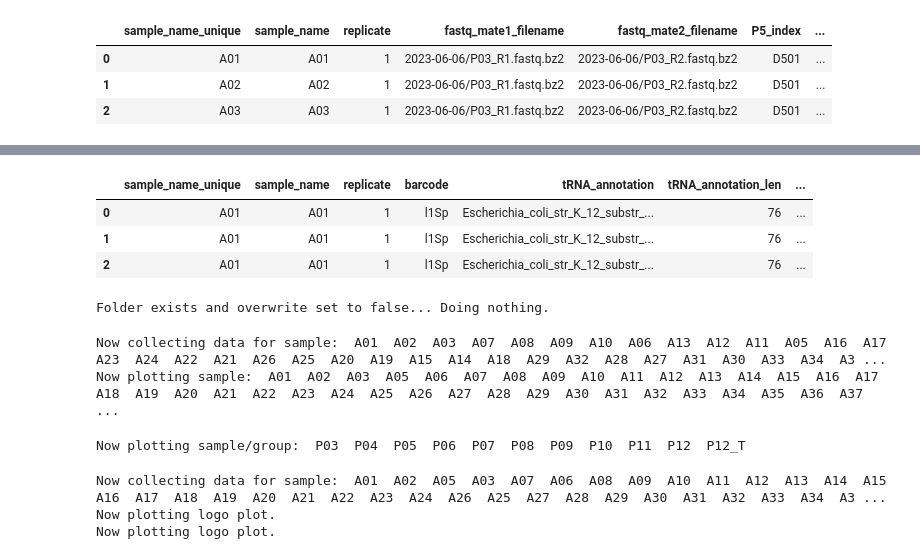
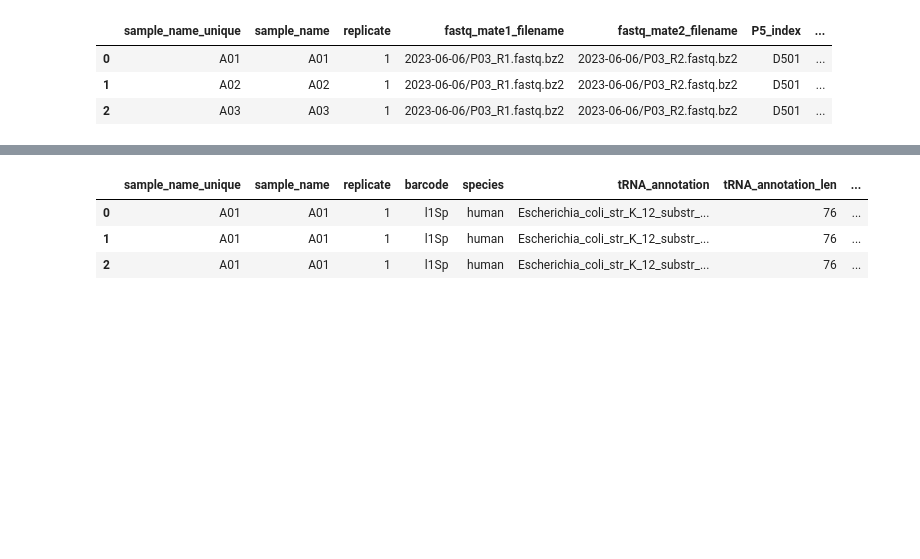
Before and after one commit to krdav/tRNA-charge-seq, a Jupyter notebook: projects/Alicia-samples/process_data_full.ipynb, the cells around one changed output, grey strips where cells are left out. Drawn from its saved outputs; the diff is of its cells as text; code cells hidden in the pictures; blank space fills up the shorter version.

```diff
--- a/projects/Alicia-samples/process_data_full.ipynb
+++ b/projects/Alicia-samples/process_data_full.ipynb
@@ -142,9 +142,9 @@ Loaded results from previous run... Not running UMI trimming.
 # %%
 ### Align reads to database of reference tRNAs ###
 align_obj = SWIPE_align(dir_dict, tRNA_database_masked, sample_df, SWIPE_score_mat2, \
-                        gap_penalty=6, extension_penalty=3, min_score_align=15, \
-                        common_seqs=common_seqs, overwrite_dir=True)
-sample_df = align_obj.run_parallel(n_jobs=4, overwrite=True, load_previous=False)
+                        gap_penalty=6, extension_penalty=2, min_score_align=15, \
+                        common_seqs=common_seqs, overwrite_dir=False)
+sample_df = align_obj.run_parallel(n_jobs=4, overwrite=False, load_previous=True)
 sample_df.head(3)
 # %% [output]
 Using common sequences to prevent duplicated alignment.
@@ -157,8 +157,8 @@ Collecting alignment statistics, from sample:  A01  A05  A02  A03  A08  A09  A07
 # %%
 ### Collect alignment statistics ###
 stats_obj = STATS_collection(dir_dict, tRNA_data, sample_df, common_seqs=common_seqs, \
-                             overwrite_dir=True)
-stats_df = stats_obj.run_parallel(n_jobs=6, load_previous=False)
+                             overwrite_dir=False)
+stats_df = stats_obj.run_parallel(n_jobs=6, load_previous=True)
 # The dataframe returned is the "ALL_stats_aggregate_filtered.csv"
 # which is the aggregated data filtered to contain only the
 # most relevant columnns and requiring the 3' must be covered
@@ -174,50 +174,4 @@ Collecting stats from:  A01  A02  A03  A05  A06  A07  A10  A11  A13  A12  A09  A
-|  | sample_name_unique | sample_name | replicate | barcode | tRNA_annotation | tRNA_annotation_len | ... |
-| 0 | A01 | A01 | 1 | l1Sp | Escherichia_coli_str_K_12_substr_... | 76 | ... |
-| 1 | A01 | A01 | 1 | l1Sp | Escherichia_coli_str_K_12_substr_... | 76 | ... |
-| 2 | A01 | A01 | 1 | l1Sp | Escherichia_coli_str_K_12_substr_... | 76 | ... |
+|  | sample_name_unique | sample_name | replicate | barcode | species | tRNA_annotation | tRNA_annotation_len | ... |
+| 0 | A01 | A01 | 1 | l1Sp | human | Escherichia_coli_str_K_12_substr_... | 76 | ... |
+| 1 | A01 | A01 | 1 | l1Sp | human | Escherichia_coli_str_K_12_substr_... | 76 | ... |
+| 2 | A01 | A01 | 1 | l1Sp | human | Escherichia_coli_str_K_12_substr_... | 76 | ... |
-# %%
-### Generate standard tRNAseq data plots ###
-plot_obj = TRNA_plot(dir_dict, sample_df, overwrite_dir=False, pull_default=False)
-
-# Plot UMI nucleotide content logo per sample:
-#plot_obj.plot_UMI_logo()
-
-# Plot the 5p non-template nucleotide logo per sample,
-# using only those at, or below, the legth determined as a percentile:
-#plot_obj.plot_non_temp('5p', '_5p-non-template_logo', seq_len_percentile=99)
-
-# 3p non-template nucleotides are more rare, therefore 99.9 percentile:
-#plot_obj.plot_non_temp('3p', '_3p-non-template_logo', seq_len_percentile=99.9)
-
-# 3p non-template nucleotides, but require 3p coverage.
-# This is more likely to reflect either:
-# 1) Erronous CCA addition, or 2) additional bases in the adapter.
-#plot_obj.plot_non_temp('3p', '_3p-non-template_3p-cover_logo', seq_len_percentile=99.9, _3p_cover=True)
-
-# Plot the 5p to 3p coverage for each amino acid:
-#plot_obj.plot_coverage(compartment='cyto', plot_type='needle', aa_norm=False, plot_name='cov_plot_cyto_needle')
-#plot_obj.plot_coverage(compartment='mito', plot_type='needle', aa_norm=False, plot_name='cov_plot_mito_needle')
-#plot_obj.plot_coverage(compartment='cyto', plot_type='behrens', aa_norm=False, plot_name='cov_plot_cyto_behrens')
-#plot_obj.plot_coverage(compartment='mito', plot_type='behrens', aa_norm=False, plot_name='cov_plot_mito_behrens')
-#plot_obj.plot_coverage(compartment='cyto', plot_type='needle', aa_norm=False, #plot_name='cov_plot_cyto_needle_100p', sample_list=['100p1', '100p2', '100p3', '100p4'])
-#plot_obj.plot_coverage(compartment='cyto', plot_type='behrens', y_norm=True, plot_name='cov_plot_cyto_behrens_norm')
-# %% [output]
-Folder exists and overwrite set to false... Doing nothing.
-# %%
-plot_obj.plot_coverage(compartment='cyto', plot_type='behrens', y_norm=True, \
-                       plot_name='cov_plot_cyto_behrens_norm', n_jobs=12)
-# %% [output]
-Now collecting data for sample:  A01  A02  A03  A07  A08  A09  A10  A06  A13  A12  A11  A05  A16  A17  A23  A24  A22  A21  A26  A25  A20  A19  A15  A14  A18  A29  A32  A28  A27  A31  A30  A33  A34  A3 ...
-Now plotting sample:  A01  A02  A03  A05  A06  A07  A08  A09  A10  A11  A12  A13  A14  A15  A16  A17  A18  A19  A20  A21  A22  A23  A24  A25  A26  A27  A28  A29  A30  A31  A32  A33  A34  A35  A36  A37 ...
-# %%
-plot_obj.plot_abundance(plot_type='codon', plot_name='codon_charge_grp', \
-                        group=True, min_obs=500, charge_plot=True)
-# %% [output]
-Now plotting sample/group:  P03  P04  P05  P06  P07  P08  P09  P10  P11  P12  P12_T
-# %%
-plot_obj.plot_non_temp(end='3p', plot_name='_3p-non-template_logo', \
-                       seq_len_percentile=99.9, n_jobs=2)
-# %% [output]
-Now collecting data for sample:  A01  A02  A05  A03  A07  A06  A08  A09  A10  A11  A12  A13  A14  A15  A16  A17  A18  A19  A20  A21  A22  A23  A24  A26  A25  A27  A28  A29  A30  A31  A32  A33  A34  A3 ...
-Now plotting logo plot.
-Now plotting logo plot.
```
Also changed, not shown: parts of 31 cells of this notebook, 1 other file.
